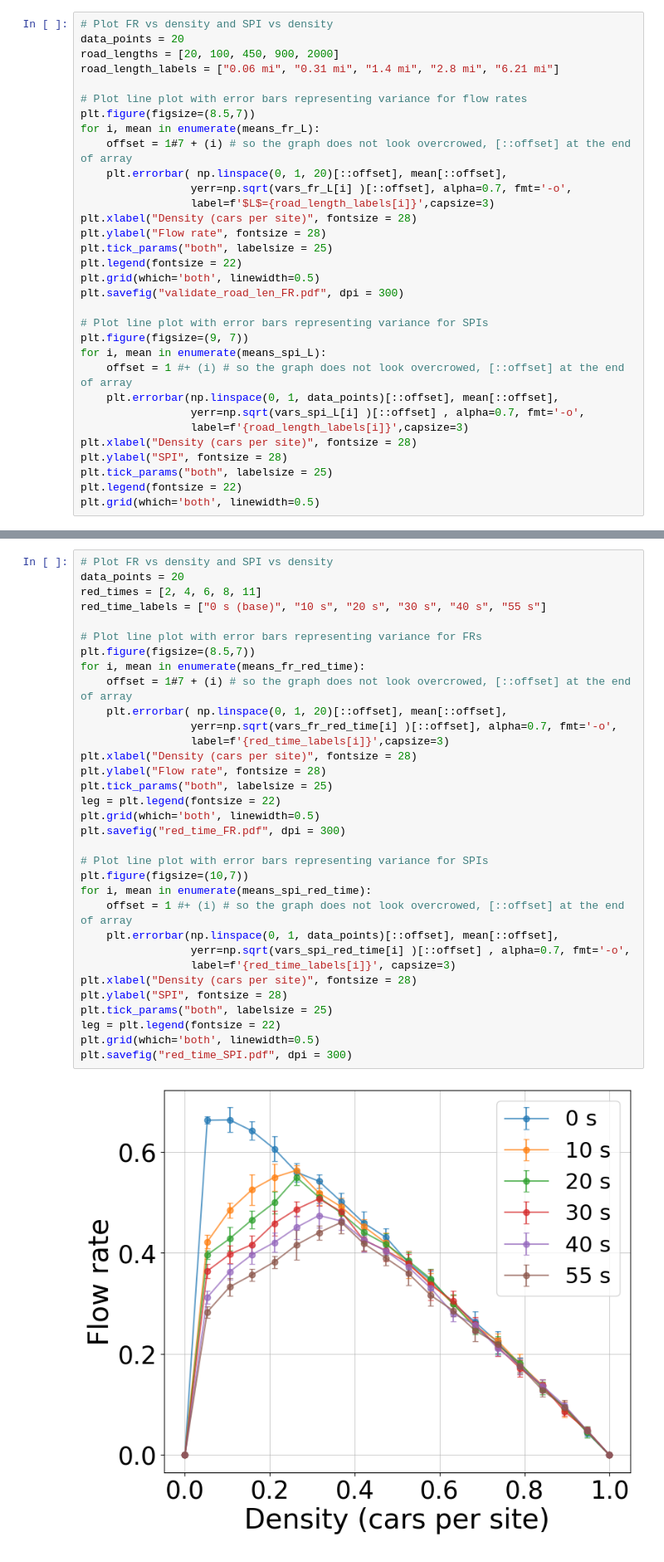
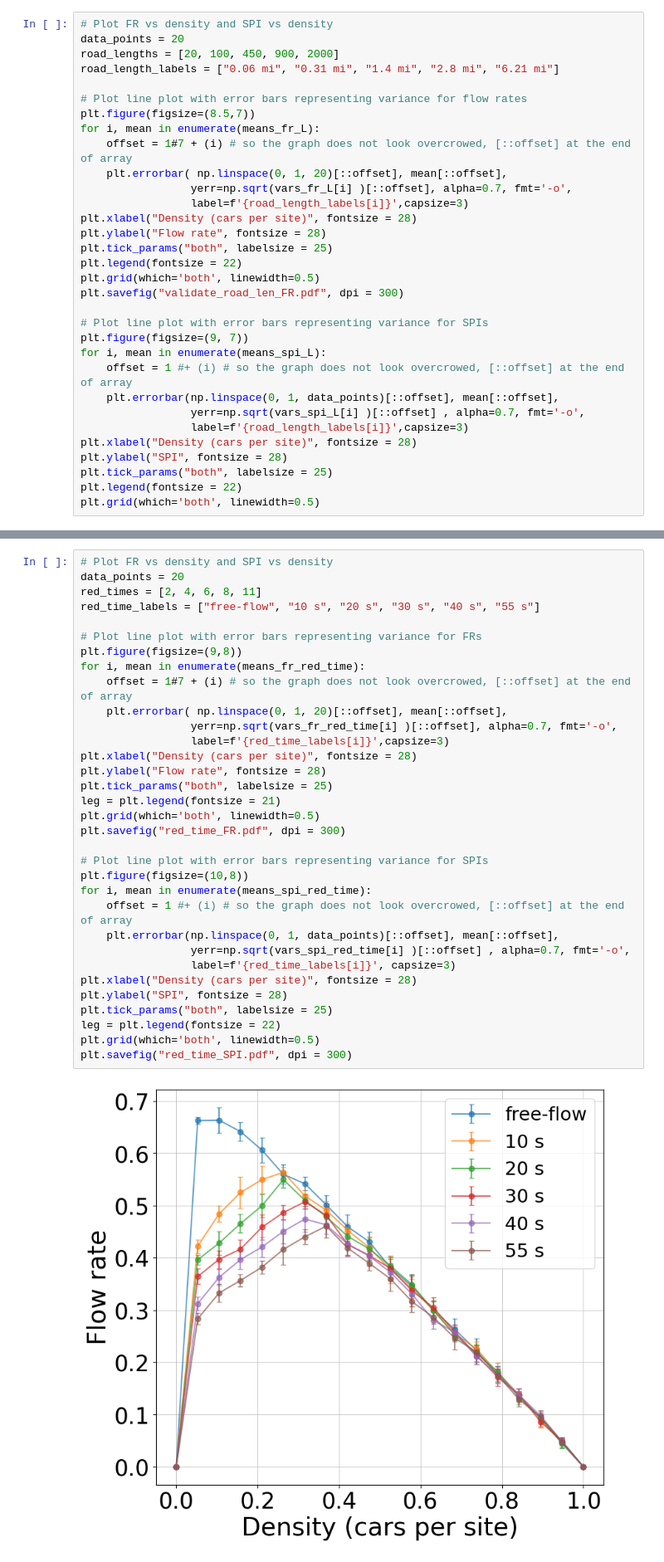
Before and after one commit to turtlesoul25/Traffic_SpeedControls_IM_Project2, a Jupyter notebook: Final_code/Traffic_Controls_IM_Project2.ipynb, the cells around one changed output, grey strips where cells are left out. Shown at 83% size. Cells and saved outputs as stored; diff of their text form.

```diff
--- a/Final_code/Traffic_Controls_IM_Project2.ipynb
+++ b/Final_code/Traffic_Controls_IM_Project2.ipynb
@@ -281,7 +281,7 @@ for i, mean in enumerate(means_fr_L):
     offset = 1#7 + (i) # so the graph does not look overcrowed, [::offset] at the end of array
     plt.errorbar( np.linspace(0, 1, 20)[::offset], mean[::offset],
                  yerr=np.sqrt(vars_fr_L[i] )[::offset], alpha=0.7, fmt='-o',
-                 label=f'$L$={road_length_labels[i]}',capsize=3)
+                 label=f'{road_length_labels[i]}',capsize=3)
 plt.xlabel("Density (cars per site)", fontsize = 28)
 plt.ylabel("Flow rate", fontsize = 28)
 plt.tick_params("both", labelsize = 25)
@@ -533,35 +560,35 @@ means_spi_red_time, vars_spi_red_time = calculate_mean_var(SPI_red_time)
 # %%
 # Plot FR vs density and SPI vs density
 data_points = 20
 red_times = [2, 4, 6, 8, 11]
-red_time_labels = ["0 s (base)", "10 s", "20 s", "30 s", "40 s", "55 s"]
+red_time_labels = ["free-flow", "10 s", "20 s", "30 s", "40 s", "55 s"]
 
 # Plot line plot with error bars representing variance for FRs
-plt.figure(figsize=(8.5,7))
+plt.figure(figsize=(9,8))
 for i, mean in enumerate(means_fr_red_time):
     offset = 1#7 + (i) # so the graph does not look overcrowed, [::offset] at the end of array
     plt.errorbar( np.linspace(0, 1, 20)[::offset], mean[::offset],
                  yerr=np.sqrt(vars_fr_red_time[i] )[::offset], alpha=0.7, fmt='-o',
                  label=f'{red_time_labels[i]}',capsize=3)
 plt.xlabel("Density (cars per site)", fontsize = 28)
 plt.ylabel("Flow rate", fontsize = 28)
 plt.tick_params("both", labelsize = 25)
-leg = plt.legend(fontsize = 22)
+leg = plt.legend(fontsize = 21)
 plt.grid(which='both', linewidth=0.5)
 plt.savefig("red_time_FR.pdf", dpi = 300)
 
 # Plot line plot with error bars representing variance for SPIs
-plt.figure(figsize=(10,7))
+plt.figure(figsize=(10,8))
 for i, mean in enumerate(means_spi_red_time):
     offset = 1 #+ (i) # so the graph does not look overcrowed, [::offset] at the end of array
     plt.errorbar(np.linspace(0, 1, data_points)[::offset], mean[::offset],
                  yerr=np.sqrt(vars_spi_red_time[i] )[::offset] , alpha=0.7, fmt='-o',
                  label=f'{red_time_labels[i]}', capsize=3)
 plt.xlabel("Density (cars per site)", fontsize = 28)
 plt.ylabel("SPI", fontsize = 28)
 plt.tick_params("both", labelsize = 25)
 leg = plt.legend(fontsize = 22)
 plt.grid(which='both', linewidth=0.5)
 plt.savefig("red_time_SPI.pdf", dpi = 300)
 # %% [output]
-[figure, old version]
+[figure, new version]
```
Also changed, not shown: parts of 9 cells of this notebook, 18 other files.
